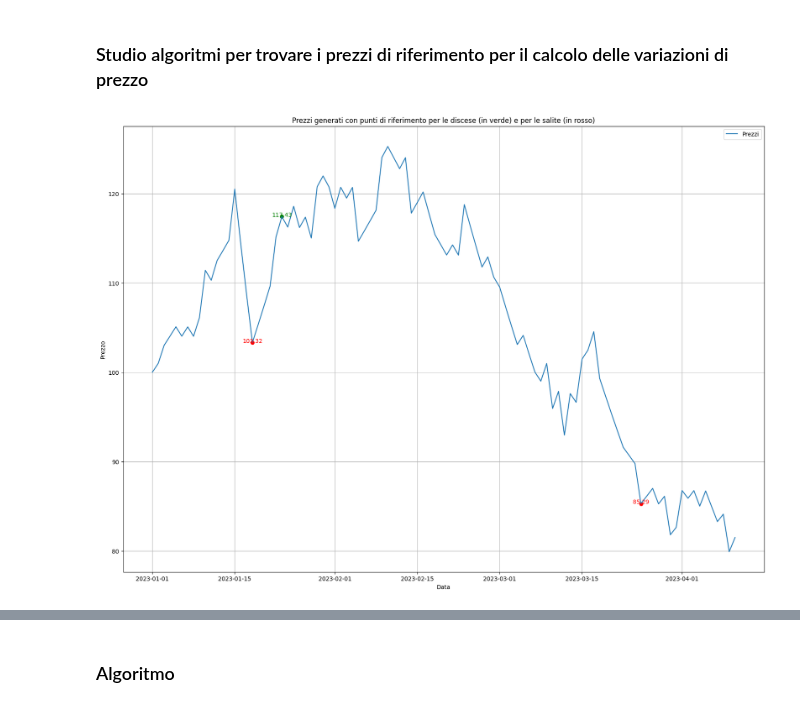
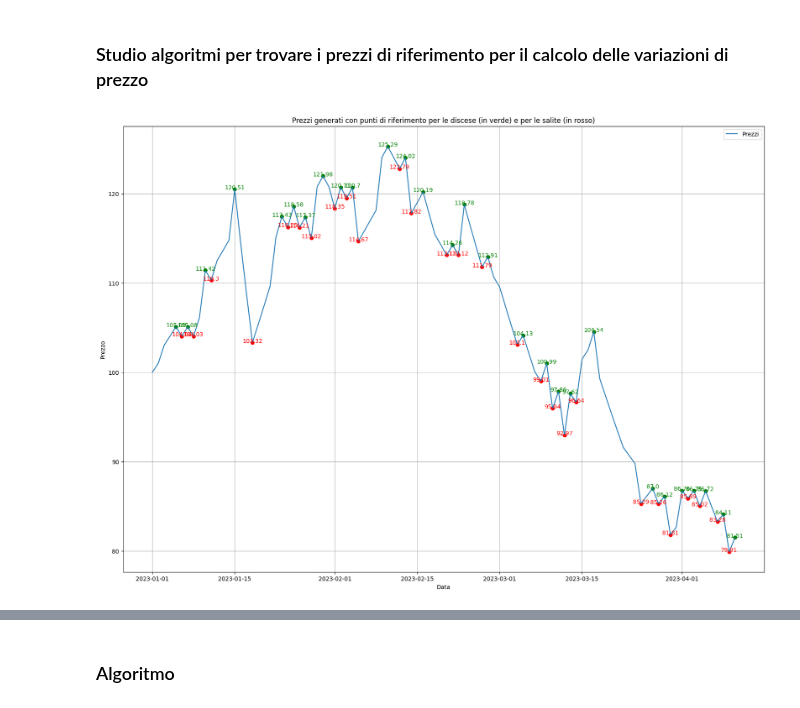
Before and after one commit to AleImbri/Crypto-strategies-simulations, a Jupyter notebook: Trading a % su prezzi senza micro variazioni.ipynb, the cells around one changed output, grey strips where cells are left out. Saved outputs shown, nothing was run; the diff lists cells and outputs as text; code cells hidden in the pictures.

```diff
--- a/Trading a % su prezzi senza micro variazioni.ipynb
+++ b/Trading a % su prezzi senza micro variazioni.ipynb
@@ -42,8 +38,8 @@ dati = genera_prezzi(num_giorni, distribuzione_variazioni)
 dati['Variazione'] = dati['Price'] / dati['Price'].shift(1)
 
 # Parametri
-soglia_calcolo_variazioni_discesa = 0.1
-soglia_calcolo_variazioni_salita = 0.1
+soglia_calcolo_variazioni_discesa = 0.01
+soglia_calcolo_variazioni_salita = 0.01
 
 prezzi_riferimento_discesa = []
 variazione_cumulata = 1
@@ -84,31 +80,31 @@ for j in range(len(dati), 0, -1):
         continue
     else:
         variazione_cumulata *= variazione_giorno_precedente
         if variazione_cumulata != variazione_giorno_precedente:
             cont += 1
         if 1 - variazione_cumulata >= soglia_calcolo_variazioni_salita and not gia_trovato:
             prezzo_riferimento = dati['Price'].iloc[j+cont-1]
             prezzi_riferimento_salita.append((dati['Timestamp'].iloc[j+cont-1], prezzo_riferimento))
             variazione_cumulata = 1
             cont = 0
             gia_trovato = True
 
 
 # Crea il grafico
 plt.figure(figsize=(20, 14))
 plt.plot(dati['Timestamp'], dati['Price'], label='Prezzi')
 for timestamp, prezzo_riferimento in prezzi_riferimento_discesa:
     plt.scatter(timestamp, prezzo_riferimento, color='green')
     plt.text(timestamp, prezzo_riferimento, str(round(prezzo_riferimento,2)), color='green', fontsize=10, ha='center')
 for timestamp, prezzo_riferimento in prezzi_riferimento_salita:
     plt.scatter(timestamp, prezzo_riferimento, color='red')
     plt.text(timestamp, prezzo_riferimento, str(round(prezzo_riferimento,2)), color='red', fontsize=10, ha='center')
 
 plt.xlabel('Data')
 plt.ylabel('Prezzo')
 plt.title('Prezzi generati con punti di riferimento per le discese (in verde) e per le salite (in rosso)')
 plt.legend()
 plt.grid()
 plt.show()
 # %% [output]
-[figure, old version]
+[figure, new version]
```
Also changed, not shown: parts of 11 cells of this notebook, 2 other files.
